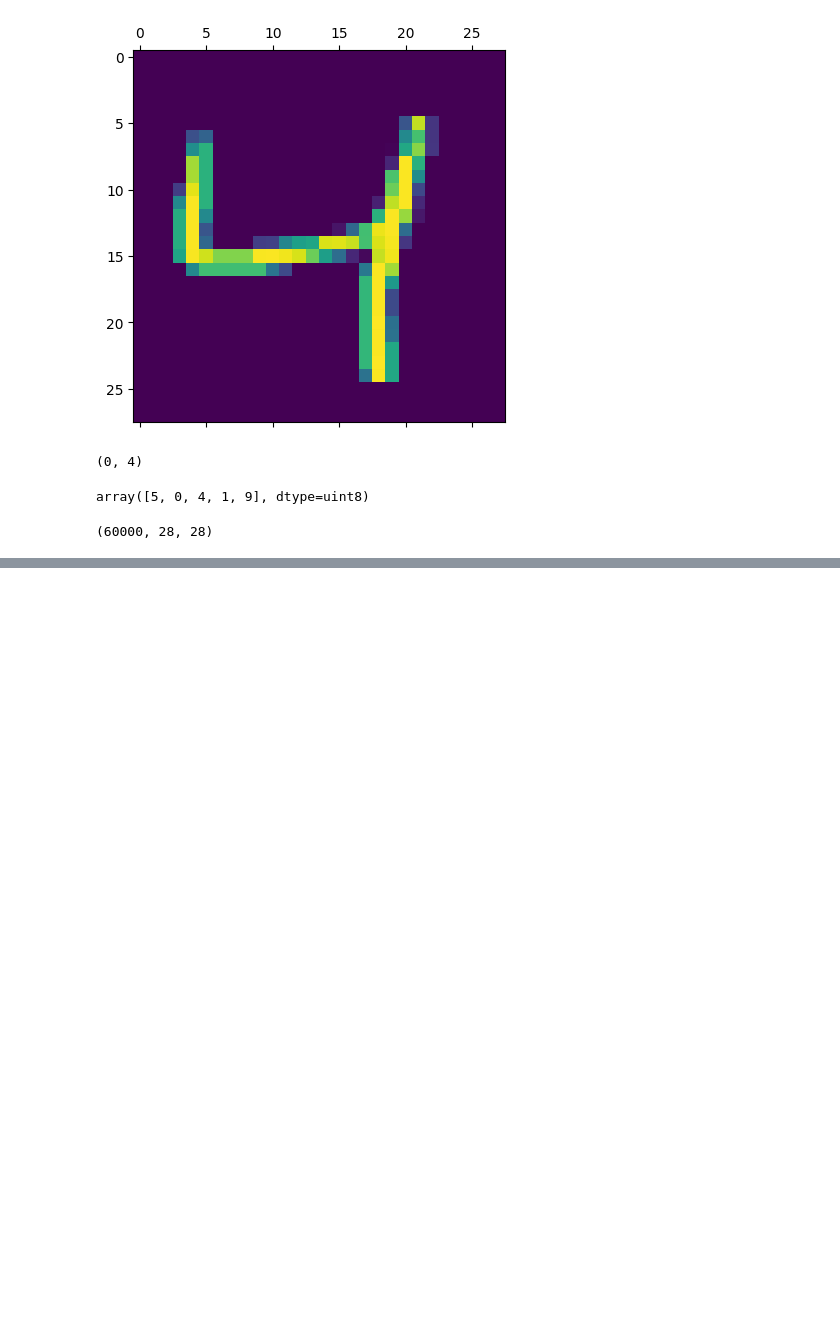
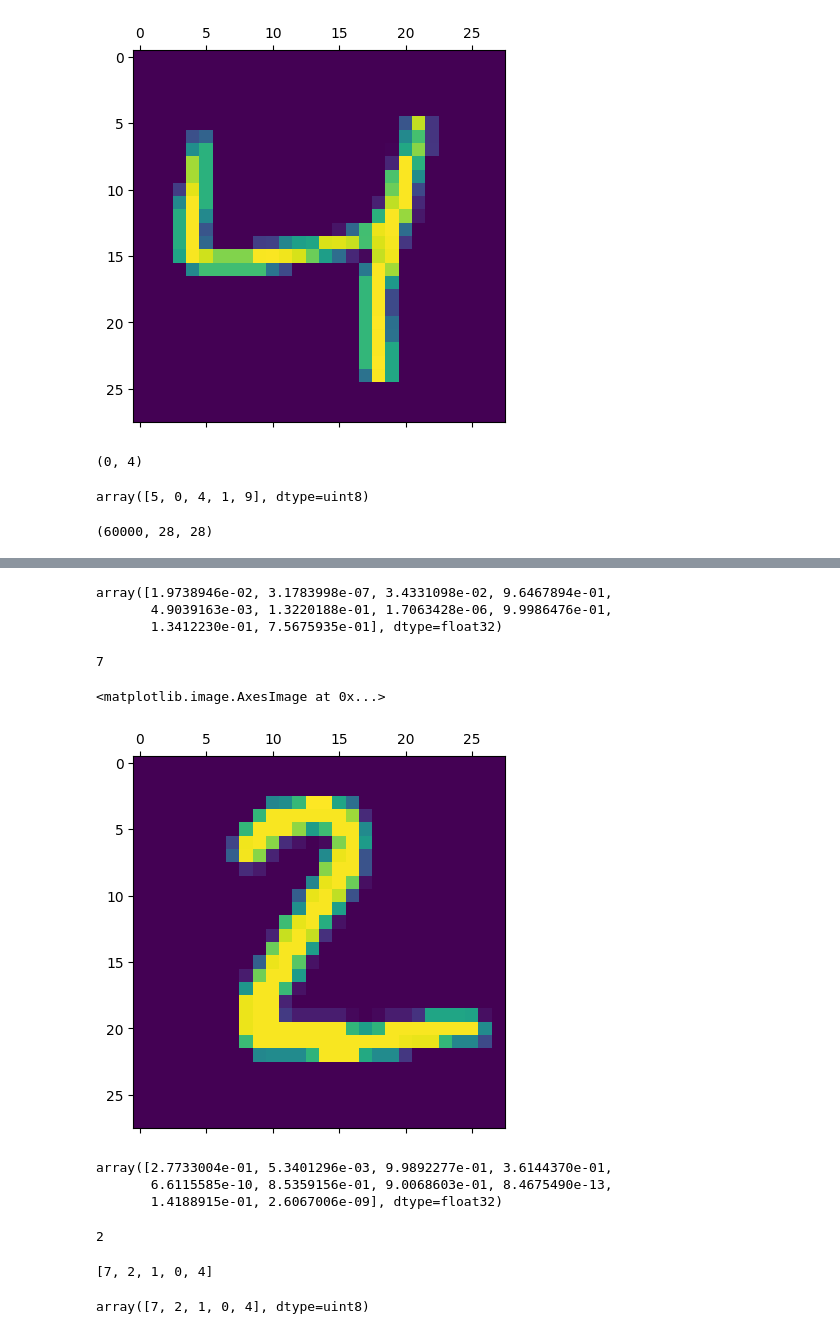
Before and after one commit to AshutoshBhate/ML_Projects, a Jupyter notebook: MNIST_Digit_Recognition.ipynb, the cells around one changed output, grey strips where cells are left out. Cells and saved outputs as stored; diff of their text form; code cells hidden in the pictures; blank space fills up the shorter version.

```diff
--- a/MNIST_Digit_Recognition.ipynb
+++ b/MNIST_Digit_Recognition.ipynb
@@ -77,0 +156,34 @@ X_train_flattened.shape
+# %%
+y_predicted[0]
+# %% [output]
+array([1.9738946e-02, 3.1783998e-07, 3.4331098e-02, 9.6467894e-01,
+       4.9039163e-03, 1.3220188e-01, 1.7063428e-06, 9.9986476e-01,
+       1.3412230e-01, 7.5675935e-01], dtype=float32)
+# %%
+np.argmax(y_predicted[0])
+# %% [output]
+7
+# %%
+plt.matshow(X_test[1])
+# %% [output]
+<matplotlib.image.AxesImage at 0x...>
+[figure, added]
+# %%
+y_predicted[1]
+# %% [output]
+array([2.7733004e-01, 5.3401296e-03, 9.9892277e-01, 3.6144370e-01,
+       6.6115585e-10, 8.5359156e-01, 9.0068603e-01, 8.4675490e-13,
+       1.4188915e-01, 2.6067006e-09], dtype=float32)
+# %%
+np.argmax(y_predicted[1])
+# %% [output]
+2
+# %%
+y_predicted_labels = [np.argmax(i) for i in y_predicted]
+y_predicted_labels[:5]
+# %% [output]
+[7, 2, 1, 0, 4]
+# %%
+y_test[:5]
+# %% [output]
+array([7, 2, 1, 0, 4], dtype=uint8)
```
Also changed, not shown: parts of 17 cells of this notebook.
